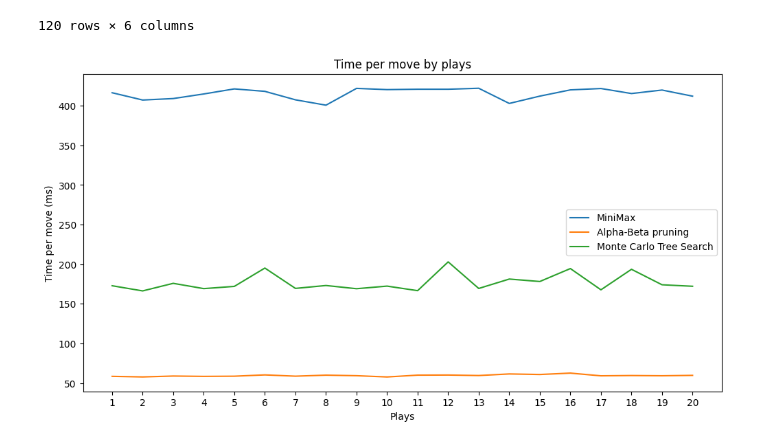
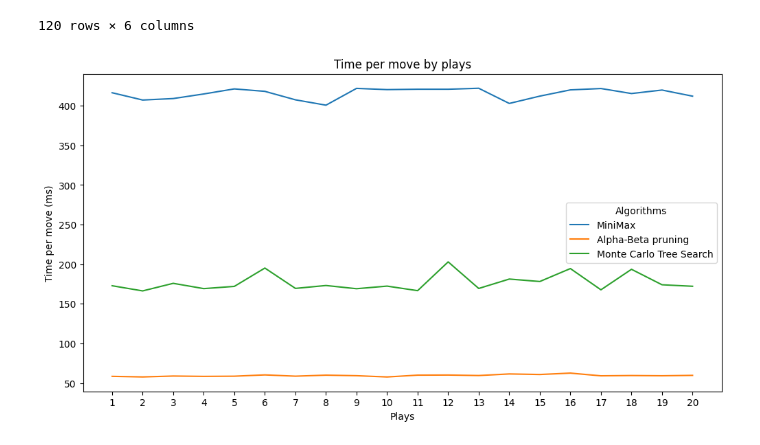
Before and after one commit to uservinhsoislearning/TicTacToeAI, a Jupyter notebook: Data/processing_data.ipynb, the cells around one changed output. Saved outputs shown, nothing was run; the diff lists cells and outputs as text; code cells hidden in the pictures.

```diff
--- a/Data/processing_data.ipynb
+++ b/Data/processing_data.ipynb
@@ -100,18 +101,18 @@ total_move
 # %%
 plt.figure(figsize=(12,6))
 
 plt.plot('Play', 'Time per move', data=first_move[0], label='MiniMax')
 plt.plot('Play', 'Time per move', data=first_move[1], label='Alpha-Beta pruning')
 plt.plot('Play', 'Time per move', data=first_move[2], label='Monte Carlo Tree Search')
 
 plt.xlabel('Plays')
 plt.ylabel('Time per move (ms)')
 
 plt.xticks(first_move[0]['Play'])
 
 plt.title('Time per move by plays')
-plt.legend()
+plt.legend(title='Algorithms',loc=0)
 
 plt.show()
 # %% [output]
-[figure, old version]
+[figure, new version]
```
Also changed, not shown: parts of 4 cells of this notebook.
